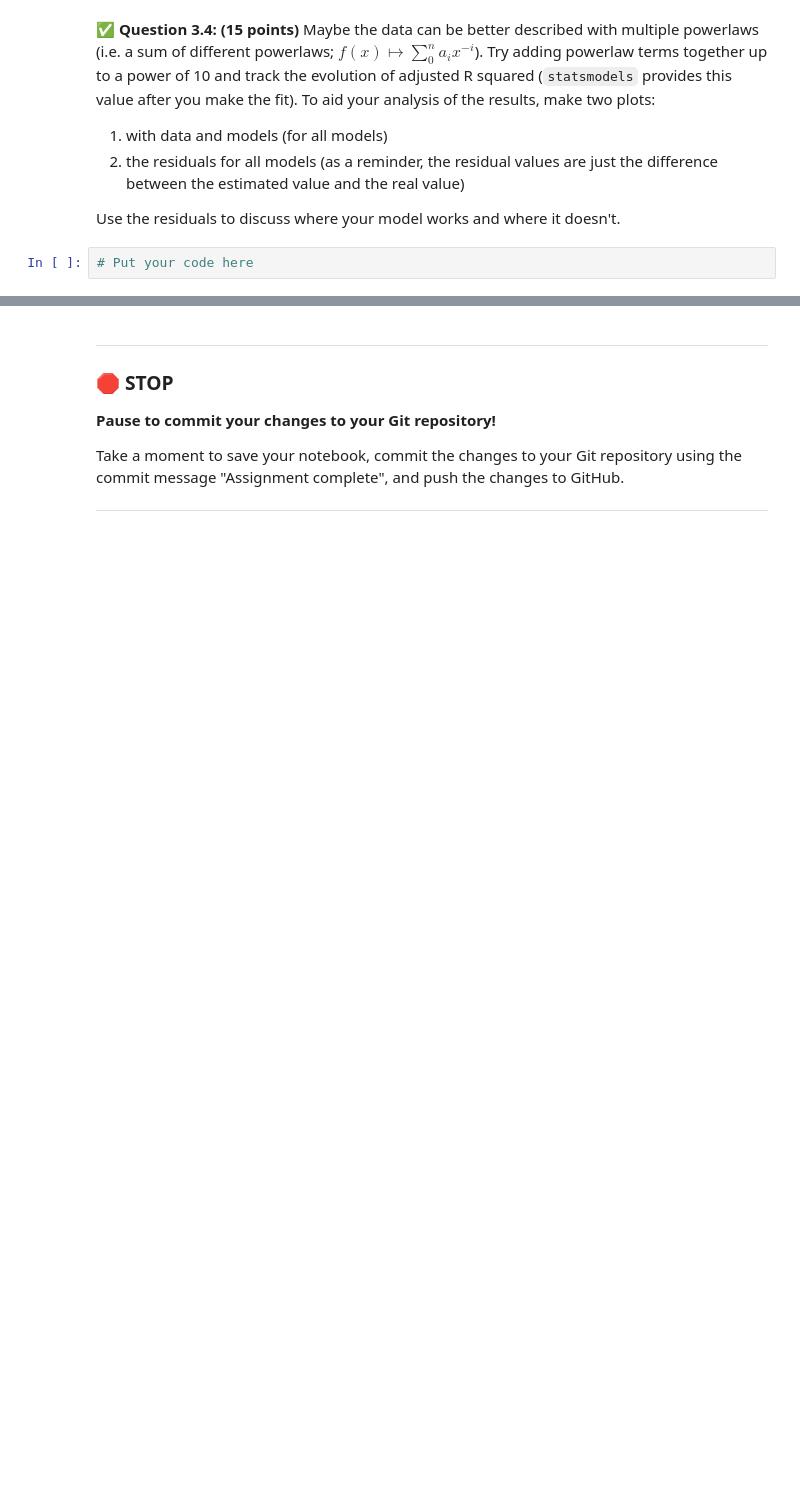
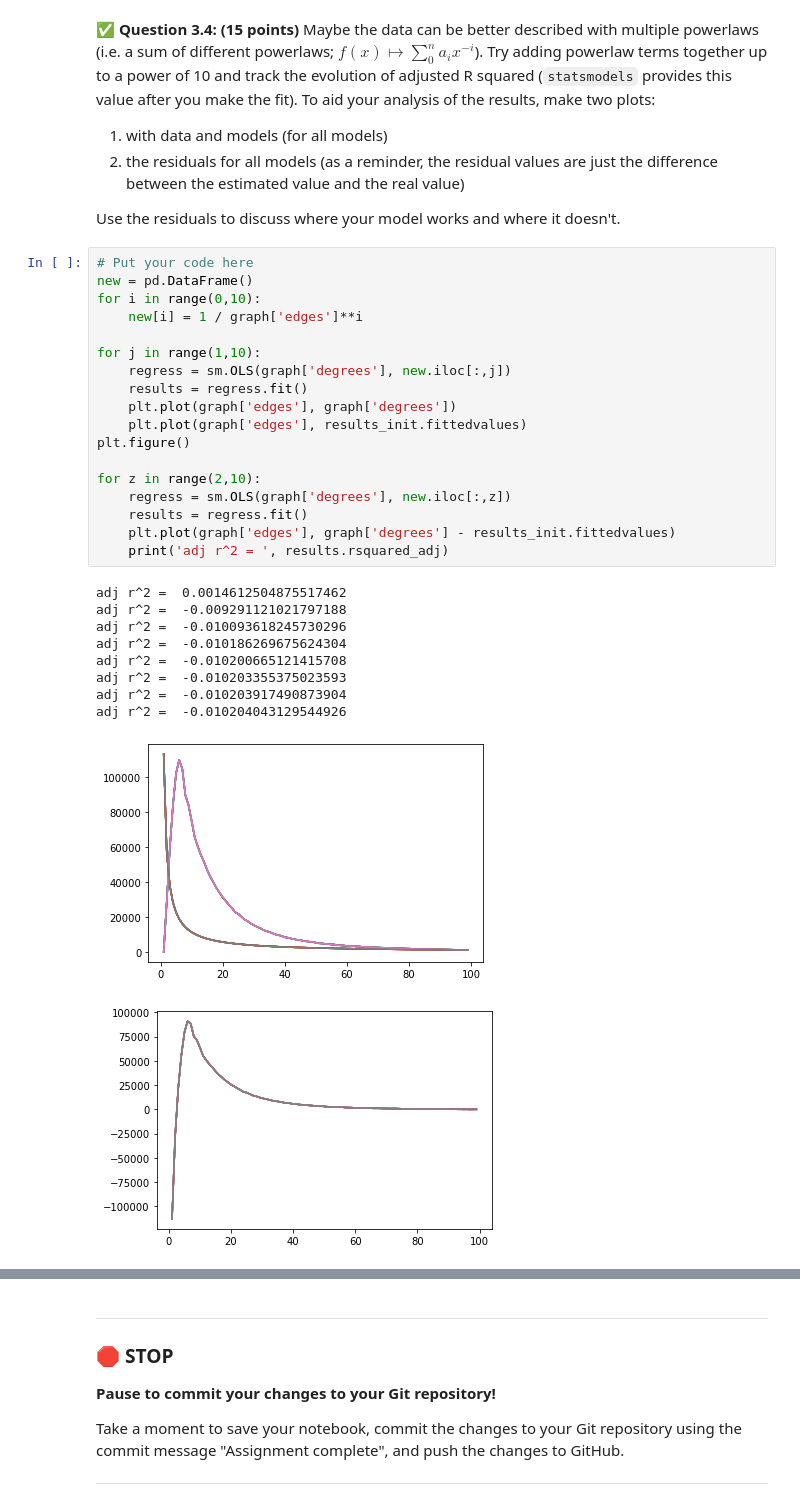
Before and after one commit to markelt1/cmse202-s21-turnin, a Jupyter notebook: hw-04/HW-04_graph_regression-Tim.ipynb, the cells around one changed output, grey strips where cells are left out. Saved outputs shown, nothing was run; the diff lists cells and outputs as text; blank space fills up the shorter version.

```diff
--- a/hw-04/HW-04_graph_regression-Tim.ipynb
+++ b/hw-04/HW-04_graph_regression-Tim.ipynb
@@ -380,6 +385,33 @@ Warnings:
 2) the residuals for all models (as a reminder, the residual values are just the difference between the estimated value and the real value)
 
 Use the residuals to discuss where your model works and where it doesn't.
-# %%
-# Put your code here
+# %%
+# Put your code here
+new = pd.DataFrame()
+for i in range(0,10):
+    new[i] = 1 / graph['edges']**i
+
+for j in range(1,10):
+    regress = sm.OLS(graph['degrees'], new.iloc[:,j])
+    results = regress.fit()
+    plt.plot(graph['edges'], graph['degrees'])
+    plt.plot(graph['edges'], results_init.fittedvalues)
+plt.figure()
+
+for z in range(2,10):
+    regress = sm.OLS(graph['degrees'], new.iloc[:,z])
+    results = regress.fit()
+    plt.plot(graph['edges'], graph['degrees'] - results_init.fittedvalues)
+    print('adj r^2 = ', results.rsquared_adj)
+# %% [output]
+adj r^2 =  0.0014612504875517462
+adj r^2 =  -0.009291121021797188
+adj r^2 =  -0.010093618245730296
+adj r^2 =  -0.010186269675624304
+adj r^2 =  -0.010200665121415708
+adj r^2 =  -0.010203355375023593
+adj r^2 =  -0.010203917490873904
+adj r^2 =  -0.010204043129544926
+[figure, added]
+[figure, added]
 # %% [markdown]
```
Also changed, not shown: parts of 5 cells of this notebook.
